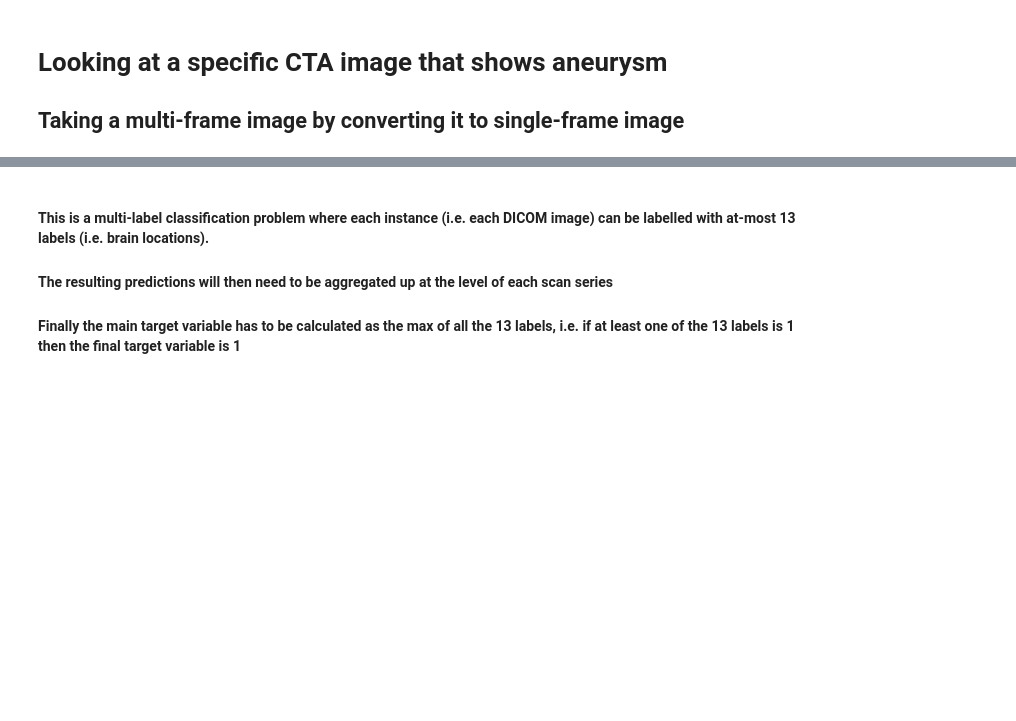
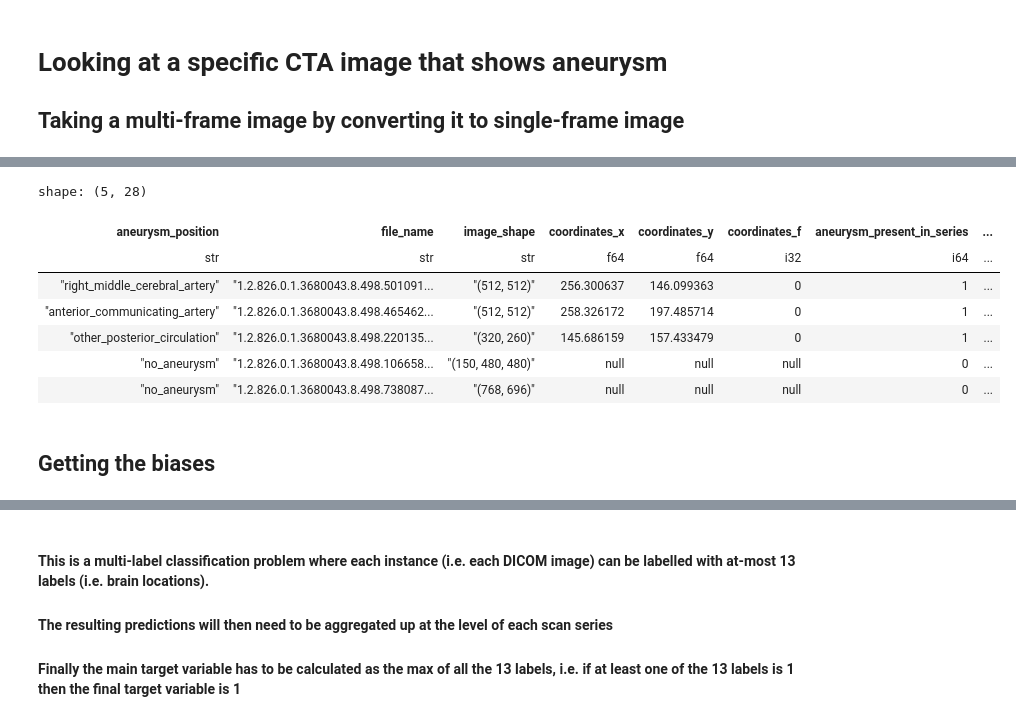
Before and after one commit to sumaniitm/RSNA_Intracranial_Aneurysm_Detection_2025, a Jupyter notebook: suman-notebook-1.ipynb, the cells around one changed output, grey strips where cells are left out. Saved outputs shown, nothing was run; the diff lists cells and outputs as text; code cells hidden in the pictures; blank space fills up the shorter version.

```diff
--- a/suman-notebook-1.ipynb
+++ b/suman-notebook-1.ipynb
@@ -525,0 +429,19 @@ df_all_data.filter(
+# %%
+df_all_data = dd.sql(" select \
+case when left_infraclinoid_internal_carotid_artery = 1 then \'left_infraclinoid_internal_carotid_artery\' \
+when right_infraclinoid_internal_carotid_artery = 1 then \'right_infraclinoid_internal_carotid_artery\' \
+when left_supraclinoid_internal_carotid_artery = 1 then \'left_supraclinoid_internal_carotid_artery\' \
+when right_supraclinoid_internal_carotid_artery = 1 then \'right_supraclinoid_internal_carotid_artery\' \
+when left_middle_cerebral_artery = 1 then \'left_middle_cerebral_artery\' \
+when right_middle_cerebral_artery = 1 then \'right_middle_cerebral_artery\' \
+when anterior_communicating_artery = 1 then \'anterior_communicating_artery\' \
+when left_anterior_cerebral_artery = 1 then \'left_anterior_cerebral_artery\' \
+when right_anterior_cerebral_artery = 1 then \'right_anterior_cerebral_artery\' \
+when left_posterior_communicating_artery = 1 then \'left_posterior_communicating_artery\' \
+when right_posterior_communicating_artery = 1 then \'right_posterior_communicating_artery\' \
+when basilar_tip = 1 then \'basilar_tip\' \
+when other_posterior_circulation = 1 then \'other_posterior_circulation\' \
+else \'no_aneurysm\' end as aneurysm_position \
+, * \
+from df_all_data" \
+).pl()
@@ -525,0 +450,11 @@ df_all_data.filter(
+# %%
+df_all_data.head(5)
+# %% [output]
+shape: (5, 28)
+| aneurysm_position | file_name | image_shape | coordinates_x | coordinates_y | coordinates_f | aneurysm_present_in_series | ... |
+| str | str | str | f64 | f64 | i32 | i64 | ... |
+| "right_middle_cerebral_artery" | "1.2.826.0.1.3680043.8.498.501091... | "(512, 512)" | 256.300637 | 146.099363 | 0 | 1 | ... |
+| "anterior_communicating_artery" | "1.2.826.0.1.3680043.8.498.465462... | "(512, 512)" | 258.326172 | 197.485714 | 0 | 1 | ... |
+| "other_posterior_circulation" | "1.2.826.0.1.3680043.8.498.220135... | "(320, 260)" | 145.686159 | 157.433479 | 0 | 1 | ... |
+| "no_aneurysm" | "1.2.826.0.1.3680043.8.498.106658... | "(150, 480, 480)" | null | null | null | 0 | ... |
+| "no_aneurysm" | "1.2.826.0.1.3680043.8.498.738087... | "(768, 696)" | null | null | null | 0 | ... |
@@ -525,0 +472,2 @@ df_all_data.filter(
+# %% [markdown]
+## Getting the biases
```
Also changed, not shown: parts of 24 cells of this notebook.
